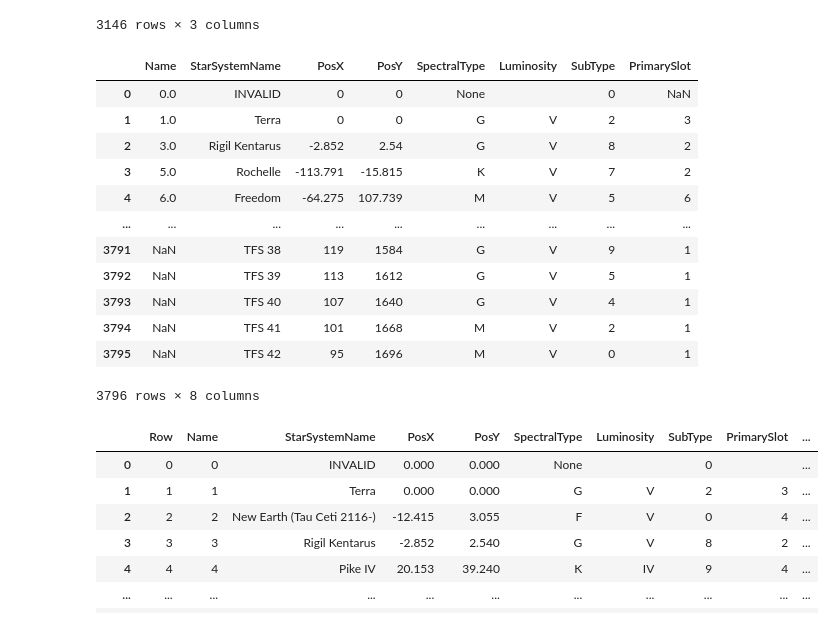
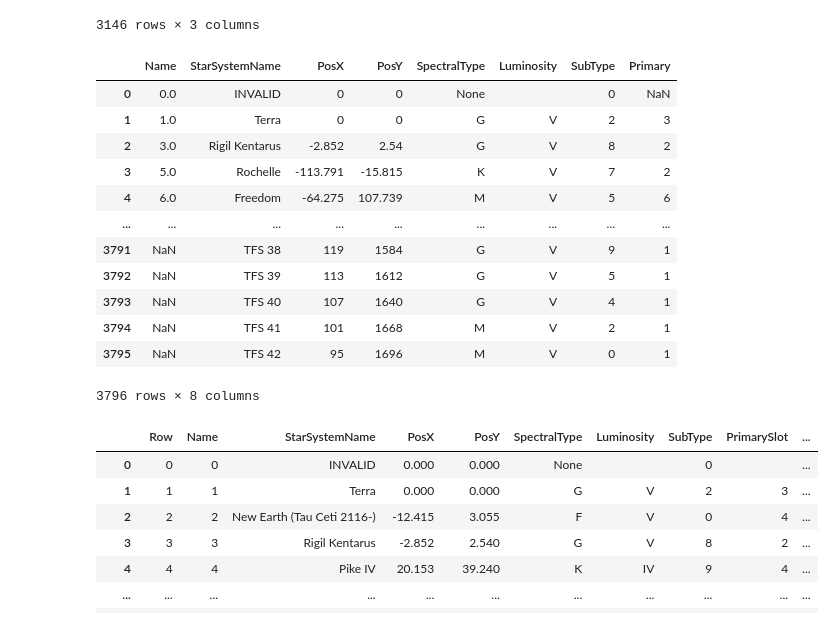
Before and after one commit to dijidiji/mw5-universe, a Jupyter notebook: parsing/parseSystems.ipynb, the cells around one changed output. Saved outputs shown, nothing was run; the diff lists cells and outputs as text; code cells hidden in the pictures.

```diff
--- a/parsing/parseSystems.ipynb
+++ b/parsing/parseSystems.ipynb
@@ -37,7 +41,7 @@ def parseSystems(file):
 
     dict = {'StarSystemName': Name, 'PosX': PosX, 'PosY': PosY,
            'SpectralType': SpectralType, 'Luminosity': Luminosity, 'SubType': SubType,
-            'PrimarySlot': PrimarySlot}
+            'Primary': PrimarySlot}
 
     # Parse the fields we want
     for id in root.iter('id'):
@@ -180,7 +184,7 @@ def parseFactionChanges(file):
         for id in system.iter('id'):
             Name.append(id.text)
             # lookup primary planet
-            primarySlot = df.loc[id.text]['PrimarySlot']
+            primarySlot = df.loc[id.text]['Primary']
         for planet in system.findall(f'.//planet/sysPos/[.="{primarySlot}"]/..'):
             Primary.append(primarySlot)
             change = []
@@ -197,7 +201,7 @@ def parseFactionChanges(file):
 # %%
 with open('F:\system_events.xml', encoding='utf8') as file:
     changes = parseFactionChanges(file)
-    changes.to_json('F:\parsed_changes.json', orient='records', indent=2)
+    #changes.to_json('F:\parsed_changes.json', orient='records', indent=2)
 # %% [output]
 |  | Name | Primary | FactionChange |
 | 0 | A Place | 2 | [{'Date': '2235-04-30', 'Faction'... |
@@ -221,7 +225,7 @@ def matchMW5ids(file):
     # rearrange and sort for previewing
     matched_systems = matched_systems[['Name', 'StarSystemName', 'PosX', 'PosY',
                                      'SpectralType', 'Luminosity', 'SubType',
-                                     'PrimarySlot']]
+                                     'Primary']]
     name=matched_systems['Name']
     matched_systems.drop(['Name'], axis=1, inplace=True)
     matched_systems.insert(0, 'Name', name)
@@ -232,9 +236,9 @@ def matchMW5ids(file):
 # %%
 with open('F:\mw5_idsNames.csv', encoding='utf8') as file:
     matched_systems = matchMW5ids(file)
-    matched_systems.to_csv('F:\matched_systems.csv', encoding='utf8')
+    #matched_systems.to_csv('F:\matched_systems.csv', encoding='utf8')
 # %% [output]
-|  | Name | StarSystemName | PosX | PosY | SpectralType | Luminosity | SubType | PrimarySlot |
+|  | Name | StarSystemName | PosX | PosY | SpectralType | Luminosity | SubType | Primary |
 | 0 | 0.0 | INVALID | 0 | 0 | None |  | 0 | NaN |
 | 1 | 1.0 | Terra | 0 | 0 | G | V | 2 | 3 |
 | 2 | 3.0 | Rigil Kentarus | -2.852 | 2.54 | G | V | 8 | 2 |
```
Also changed, not shown: parts of 7 cells of this notebook.
